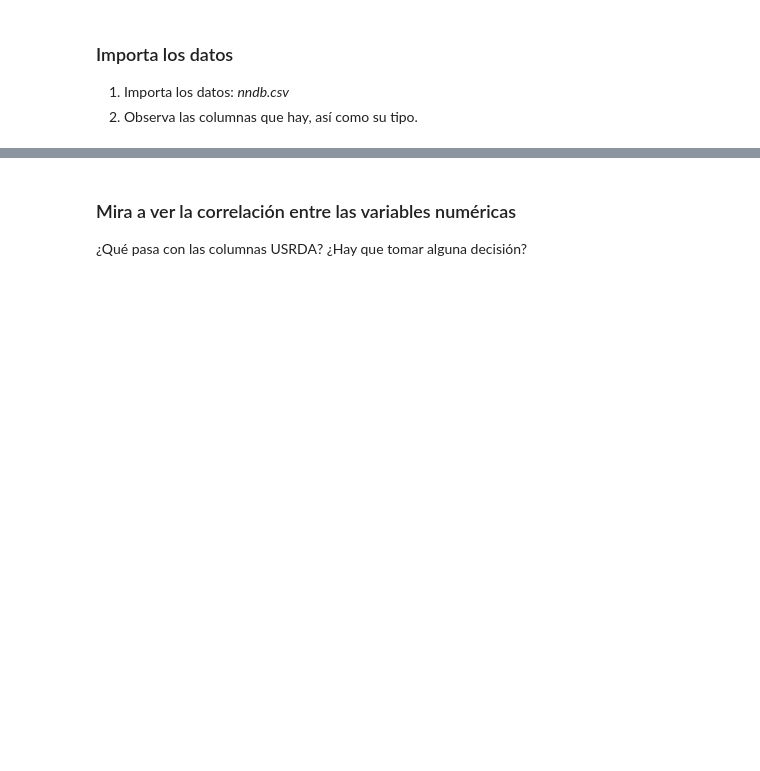
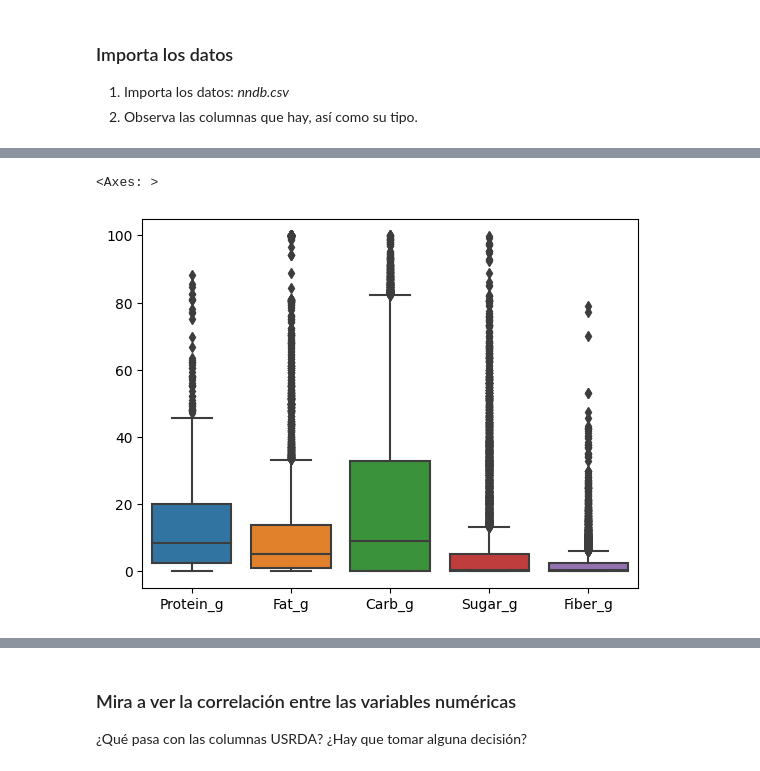
Before and after one commit to MNievas12/2409_dsft_thebridge, a Jupyter notebook: 3-Machine_Learning/2-No_Supervisado/2-PCA/Practica/1_Nutrition PCA.ipynb, the cells around one changed output, grey strips where cells are left out. Saved outputs shown, nothing was run; the diff lists cells and outputs as text; code cells hidden in the pictures; blank space fills up the shorter version.

```diff
--- a/3-Machine_Learning/2-No_Supervisado/2-PCA/Practica/1_Nutrition PCA.ipynb
+++ b/3-Machine_Learning/2-No_Supervisado/2-PCA/Practica/1_Nutrition PCA.ipynb
@@ -7,3 +16,6 @@ Importa las librerías necesarias
 ### Importa los datos
 1. Importa los datos: *nndb.csv*
 2. Observa las columnas que hay, así como su tipo.
+# %%
+df = pd.read_csv('data/nndb_flat.csv', index_col=0)
+df.head()
@@ -9,0 +63,5 @@ Importa las librerías necesarias
+# %%
+sns.boxplot(df[df.columns[7:12]])
+# %% [output]
+<Axes: >
+[figure, added]
```
Also changed, not shown: parts of 29 cells of this notebook, 2 other files.
